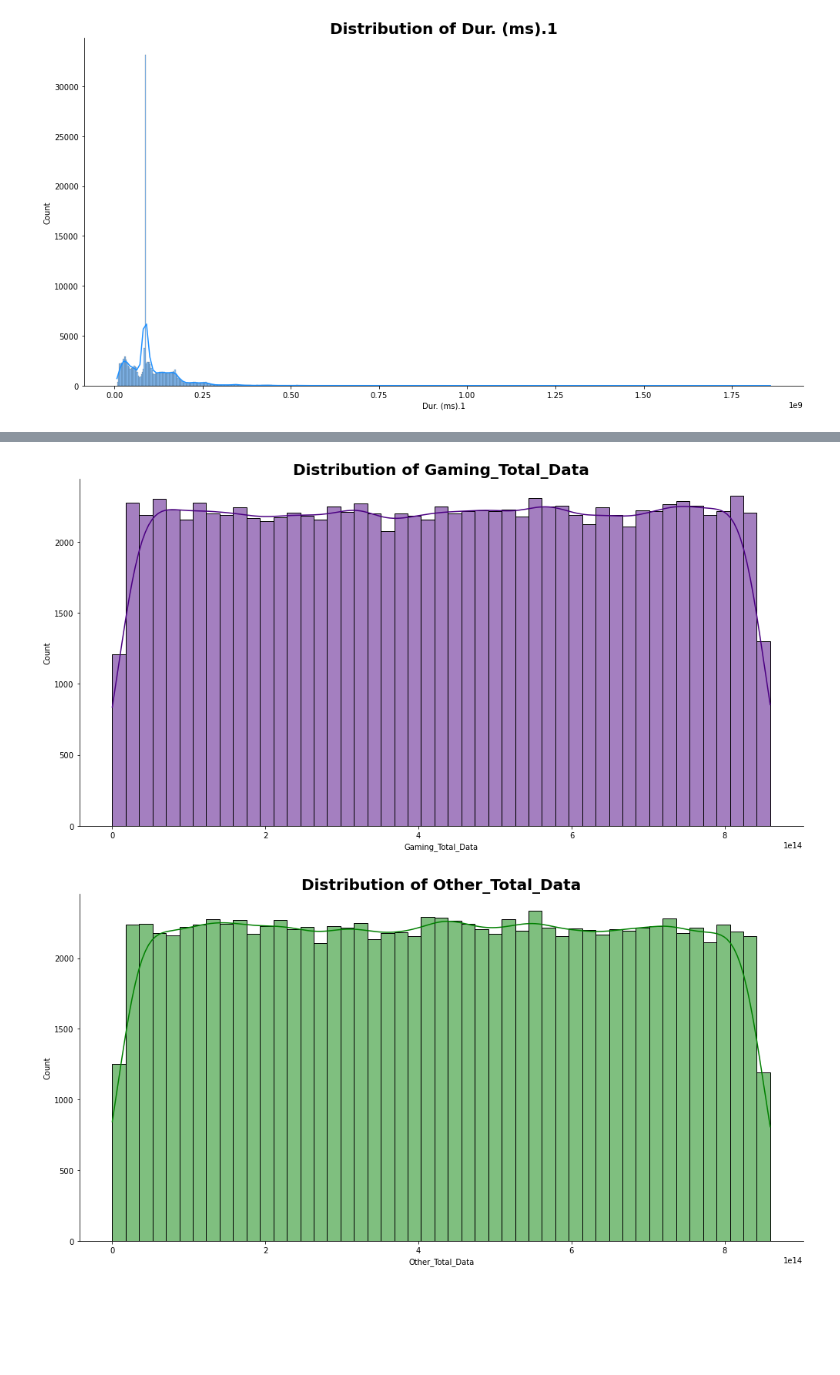
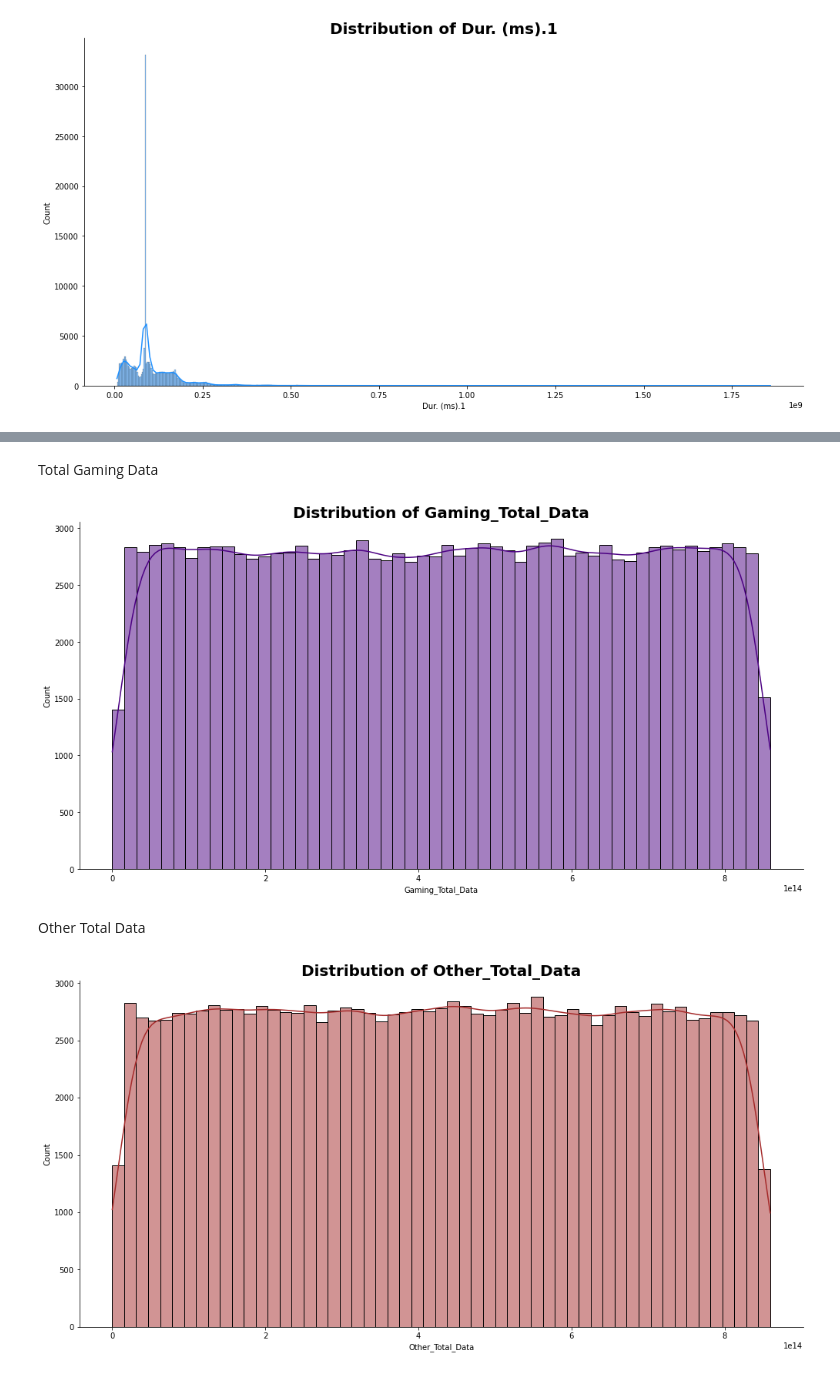
Before and after one commit to BirhanuGebisa/Telecom-User-Analytics, a Jupyter notebook: notebooks/Task1_User_Overview_analysis.ipynb, the cells around one changed output, grey strips where cells are left out. Saved outputs shown, nothing was run; the diff lists cells and outputs as text; code cells hidden in the pictures; blank space fills up the shorter version.

```diff
--- a/notebooks/Task1_User_Overview_analysis.ipynb
+++ b/notebooks/Task1_User_Overview_analysis.ipynb
@@ -223,0 +228,5 @@ memory usage: 51.0+ MB
+# %%
+# Aggregation of Total values
+telcom["Total Uploads"]=telcom["Google UL (MegaBytes)"]+telcom["Email UL (MegaBytes)"]+telcom["Social Media UL (MegaBytes)"]+telcom["Youtube UL (MegaBytes)"]+telcom["Netflix UL (MegaBytes)"]+telcom["Gaming UL (MegaBytes)"]+telcom["Other UL (MegaBytes)"]
+telcom["Total Downloads"]=telcom["Google DL (MegaBytes)"]+telcom["Email DL (MegaBytes)"]+telcom["Social Media DL (MegaBytes)"]+telcom["Youtube DL (MegaBytes)"]+telcom["Netflix DL (MegaBytes)"]+telcom["Gaming DL (MegaBytes)"]+telcom["Other DL (MegaBytes)"]
+telcom['Total UL and DL']=telcom['Total DL (MegaBytes)']+telcom["Total UL (MegaBytes)"]
@@ -281,9 +347,9 @@ plot_hist(clean_data, 'Total UL and DL', 'dodgerblue')
 # %%
 # Aggregation of Total Social Media data
-clean_data["Youtube_Total_Data"]=telcom["Youtube DL (MegaBytes)"]+telcom["Youtube UL (MegaBytes)"]
-clean_data["Google_Total_Data"]=telcom["Google DL (MegaBytes)"]+telcom["Google UL (MegaBytes)"]
-clean_data["Email_Total_Data"]=telcom["Email DL (MegaBytes)"]+telcom["Email UL (MegaBytes)"]
-clean_data["Social_Media_Total_Data"]=telcom["Social Media DL (MegaBytes)"]+telcom["Social Media UL (MegaBytes)"]
-clean_data["Netflix_Total_Data"]=telcom["Netflix DL (MegaBytes)"]+telcom["Netflix UL (MegaBytes)"]
-clean_data["Gaming_Total_Data"]=telcom["Gaming DL (MegaBytes)"]+telcom["Gaming UL (MegaBytes)"]
-clean_data["Other_Total_Data"]=telcom["Other DL (MegaBytes)"]+telcom["Other UL (MegaBytes)"]
+telcom["Youtube_Total_Data"]=telcom["Youtube DL (MegaBytes)"]+telcom["Youtube UL (MegaBytes)"]
+telcom["Google_Total_Data"]=telcom["Google DL (MegaBytes)"]+telcom["Google UL (MegaBytes)"]
+telcom["Email_Total_Data"]=telcom["Email DL (MegaBytes)"]+telcom["Email UL (MegaBytes)"]
+telcom["Social_Media_Total_Data"]=telcom["Social Media DL (MegaBytes)"]+telcom["Social Media UL (MegaBytes)"]
+telcom["Netflix_Total_Data"]=telcom["Netflix DL (MegaBytes)"]+telcom["Netflix UL (MegaBytes)"]
+telcom["Gaming_Total_Data"]=telcom["Gaming DL (MegaBytes)"]+telcom["Gaming UL (MegaBytes)"]
+telcom["Other_Total_Data"]=telcom["Other DL (MegaBytes)"]+telcom["Other UL (MegaBytes)"]
@@ -370,9 +446,13 @@ plot_hist(clean_data, 'Netflix_Total_Data', color="#294a1f")
+# %% [markdown]
+Total Gaming  Data
 # %%
-plot_hist(clean_data, 'Gaming_Total_Data', 'indigo')
+plot_hist(telcom, 'Gaming_Total_Data', 'indigo')
 # %% [output]
-[figure, old version]
+[figure, new version]
+# %% [markdown]
+Other Total Data
 # %%
-plot_hist(clean_data, 'Other_Total_Data', 'green')
+plot_hist(telcom, 'Other_Total_Data', '#A52A2A')
 # %% [output]
-[figure, old version]
+[figure, new version]
 # %%
```
Also changed, not shown: parts of 47 cells of this notebook.
